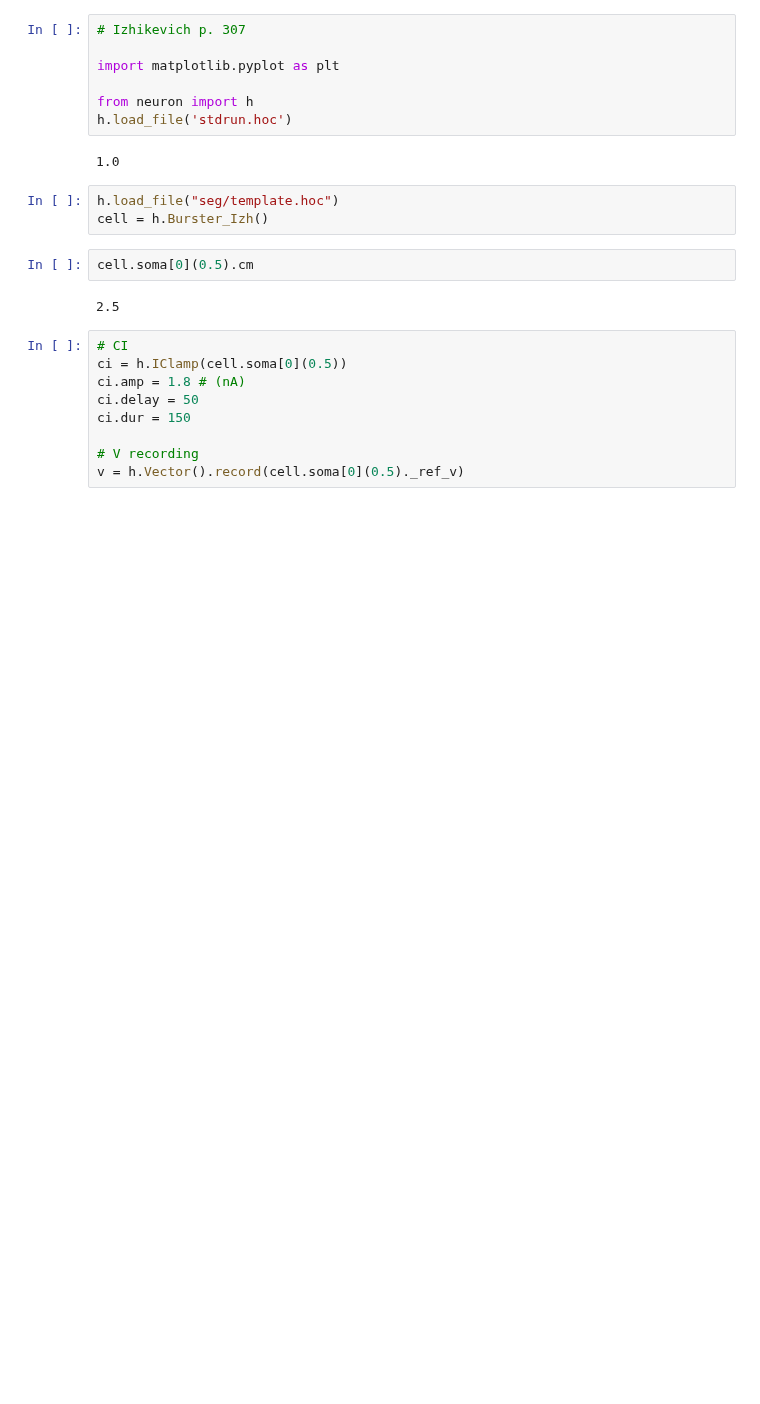
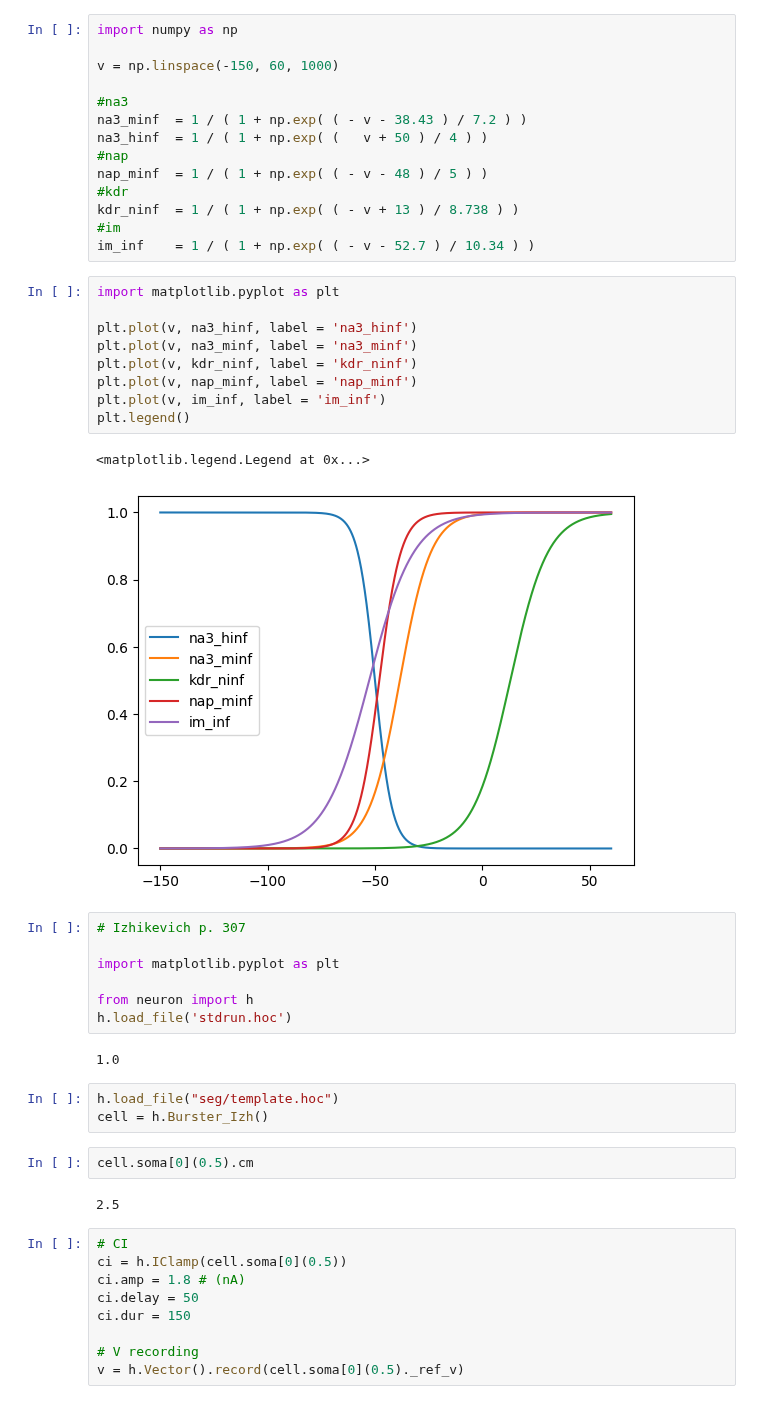
Before and after one commit to V-Marco/ACT, a Jupyter notebook: data/Burster_Izhikevich/check.ipynb, the cells around one changed output. Drawn from its saved outputs; the diff is of its cells as text; blank space fills up the shorter version.

```diff
--- a/data/Burster_Izhikevich/check.ipynb
+++ b/data/Burster_Izhikevich/check.ipynb
@@ -1,3 +1,29 @@
+# %%
+import numpy as np
+
+v = np.linspace(-150, 60, 1000)
+
+#na3
+na3_minf  = 1 / ( 1 + np.exp( ( - v - 38.43 ) / 7.2 ) )
+na3_hinf  = 1 / ( 1 + np.exp( (   v + 50 ) / 4 ) )
+#nap
+nap_minf  = 1 / ( 1 + np.exp( ( - v - 48 ) / 5 ) )
+#kdr
+kdr_ninf  = 1 / ( 1 + np.exp( ( - v + 13 ) / 8.738 ) )
+#im
+im_inf    = 1 / ( 1 + np.exp( ( - v - 52.7 ) / 10.34 ) )
+# %%
+import matplotlib.pyplot as plt
+
+plt.plot(v, na3_hinf, label = 'na3_hinf')
+plt.plot(v, na3_minf, label = 'na3_minf')
+plt.plot(v, kdr_ninf, label = 'kdr_ninf')
+plt.plot(v, nap_minf, label = 'nap_minf')
+plt.plot(v, im_inf, label = 'im_inf')
+plt.legend()
+# %% [output]
+<matplotlib.legend.Legend at 0x...>
+[figure, added]
 # %%
 # Izhikevich p. 307
 
```
Also changed, not shown: 22 other files.
